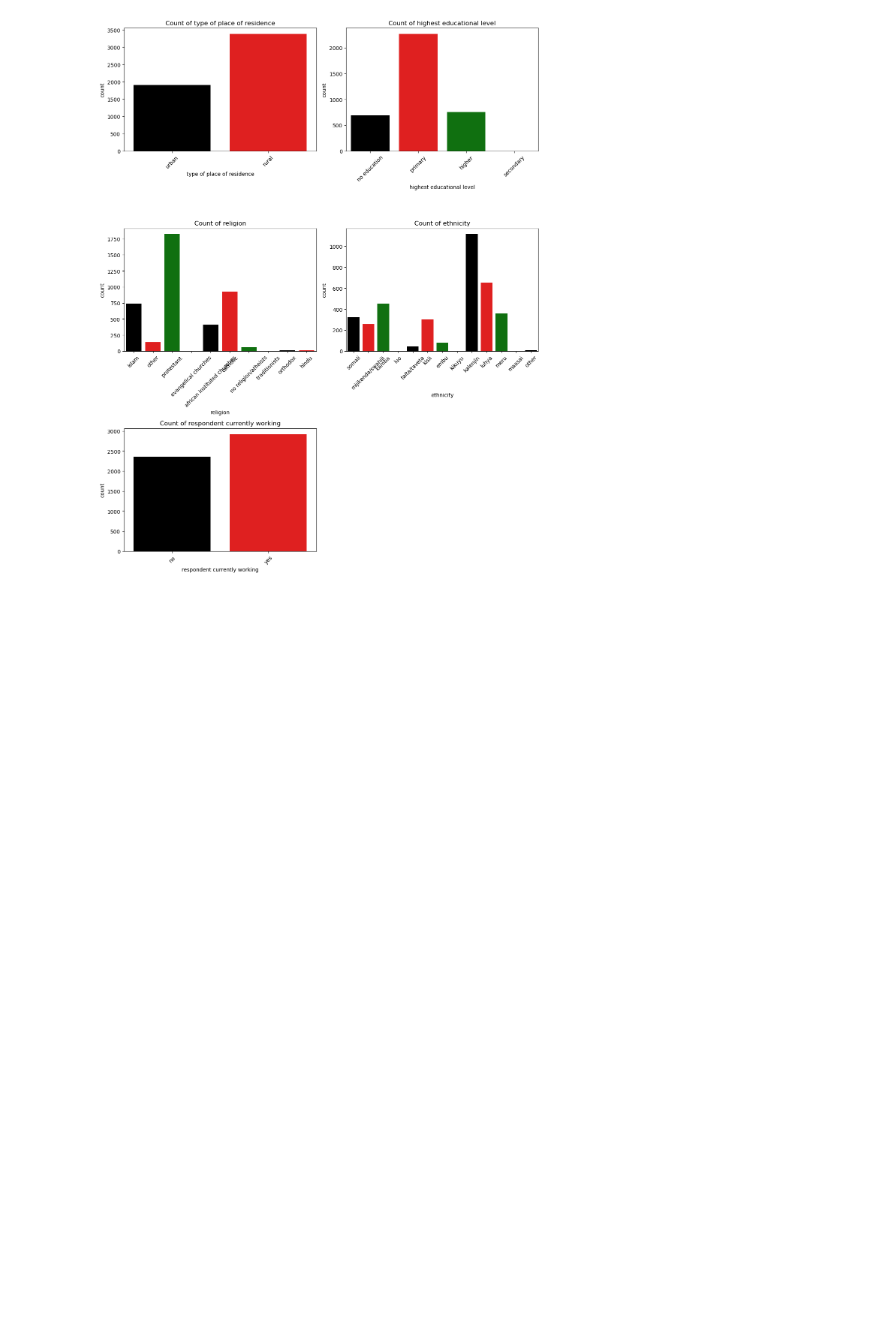
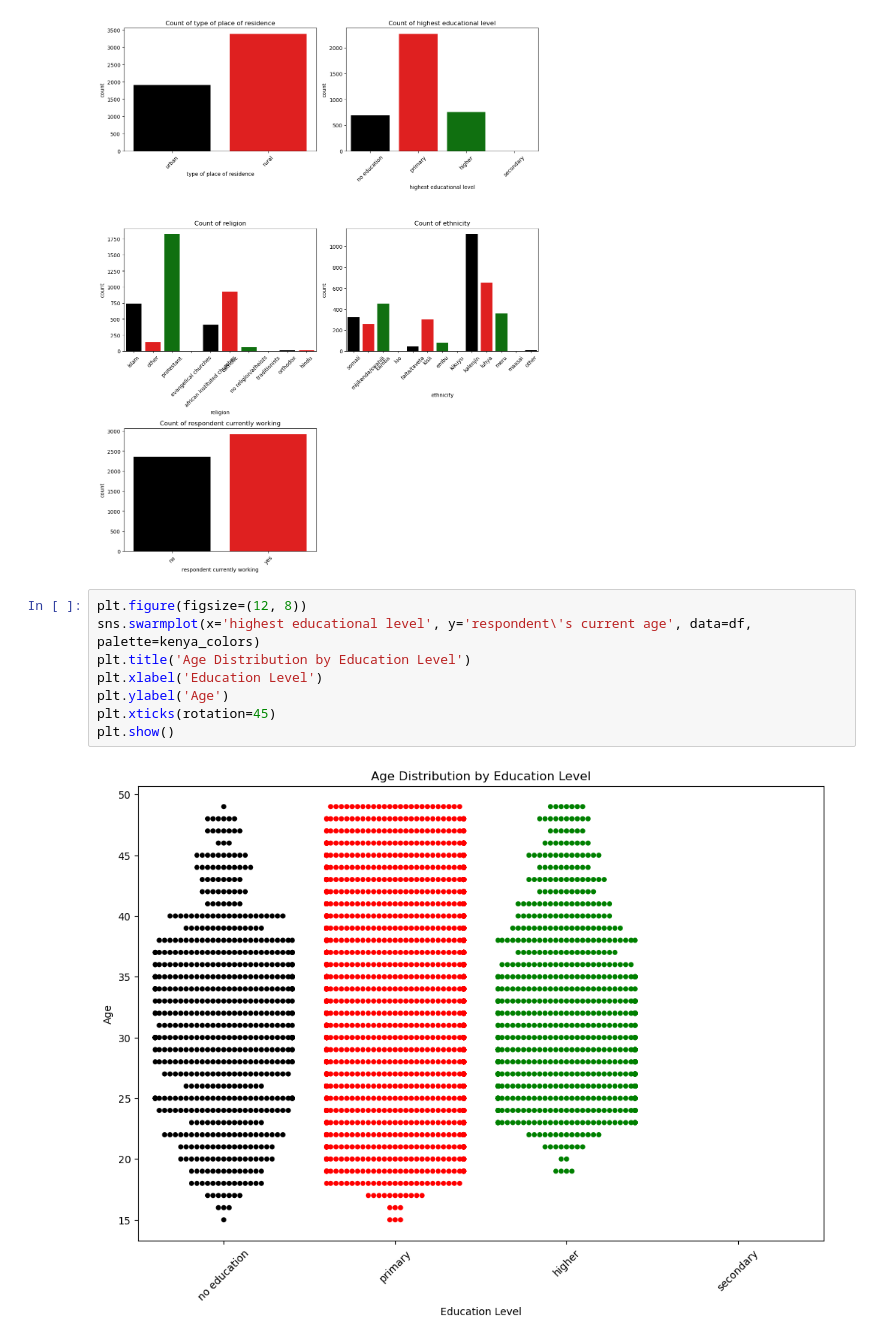
Before and after one commit to itsyourgirlnicky/Prediciting-Contributions-of-Informal-Workers-to-the-SHIF, a Jupyter notebook: Capstone_Project.ipynb, the cells around one changed output. Cells and saved outputs as stored; diff of their text form; blank space fills up the shorter version.

```diff
--- a/Capstone_Project.ipynb
+++ b/Capstone_Project.ipynb
@@ -369,3 +369,13 @@ plt.tight_layout()
 plt.show()
 # %% [output]
 [figure]
+# %%
+plt.figure(figsize=(12, 8))
+sns.swarmplot(x='highest educational level', y='respondent\'s current age', data=df, palette=kenya_colors)
+plt.title('Age Distribution by Education Level')
+plt.xlabel('Education Level')
+plt.ylabel('Age')
+plt.xticks(rotation=45)
+plt.show()
+# %% [output]
+[figure, added]
```
Also changed, not shown: parts of 7 cells of this notebook.
